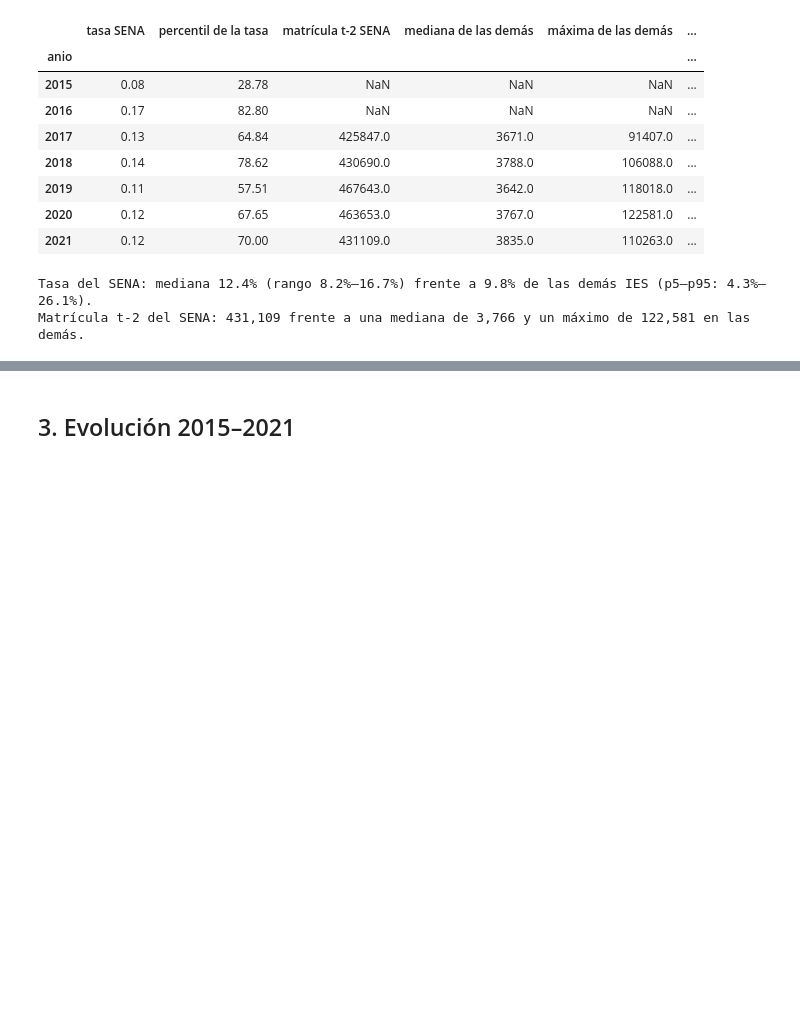
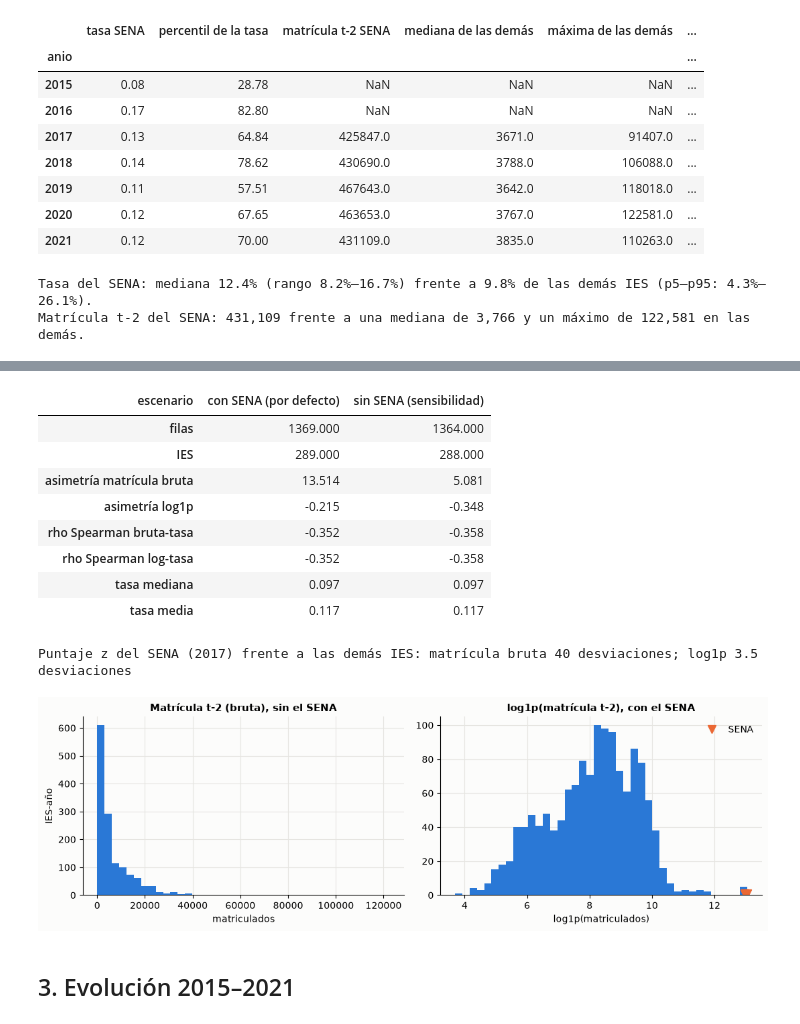
Before and after one commit to miguelmendez04/ProyectoAprendizajeAutomatico, a Jupyter notebook: notebooks/01_eda.ipynb, the cells around one changed output, grey strips where cells are left out. Cells and saved outputs as stored; diff of their text form; code cells hidden in the pictures; blank space fills up the shorter version.

Commit message:
feat: log_matriculados_ies_t2 como explicativa, SENA se mantiene y sensibilidad sin SENA

```diff
--- a/notebooks/01_eda.ipynb
+++ b/notebooks/01_eda.ipynb
@@ -365,3 +370,44 @@ Matrícula t-2 del SENA: 431,109 frente a una mediana de 3,766 y un máximo de 1
+# %%
+con_mat = df.dropna(subset=["matriculados_ies_t2"])
+sin_sena = con_mat[~con_mat["es_sena"]]
+def z(serie, valor):
+    return (valor - serie.mean()) / serie.std()
+
+fila = lambda nombre, d: {"escenario": nombre, "filas": len(d), "IES": d["cod_ies"].nunique(),
+                          "asimetría matrícula bruta": stats.skew(d["matriculados_ies_t2"]),
+                          "asimetría log1p": stats.skew(d["log_matriculados_ies_t2"]),
+                          "rho Spearman bruta-tasa": d["matriculados_ies_t2"].corr(d["tasa_desercion"], method="spearman"),
+                          "rho Spearman log-tasa": d["log_matriculados_ies_t2"].corr(d["tasa_desercion"], method="spearman"),
+                          "tasa mediana": d["tasa_desercion"].median(), "tasa media": d["tasa_desercion"].mean()}
+sens = pd.DataFrame([fila("con SENA (por defecto)", con_mat), fila("sin SENA (sensibilidad)", sin_sena)]).set_index("escenario")
+display(sens.round(3).T)
+
+fila_sena = con_mat[con_mat["es_sena"]].iloc[0]
+print(f"Puntaje z del SENA ({int(fila_sena['anio'])}) frente a las demás IES: matrícula bruta {z(sin_sena['matriculados_ies_t2'], fila_sena['matriculados_ies_t2']):.0f} desviaciones; "
+      f"log1p {z(sin_sena['log_matriculados_ies_t2'], fila_sena['log_matriculados_ies_t2']):.1f} desviaciones")
+
+fig, ejes = plt.subplots(1, 2, figsize=(11, 3.6))
+ejes[0].hist(sin_sena["matriculados_ies_t2"], bins=40, color=AZUL)
+ejes[0].set(title="Matrícula t-2 (bruta), sin el SENA", xlabel="matriculados", ylabel="IES-año")
+ejes[1].hist(con_mat["log_matriculados_ies_t2"], bins=40, color=AZUL)
+sena_log = con_mat.loc[con_mat["es_sena"], "log_matriculados_ies_t2"]
+ejes[1].plot(sena_log, [1] * len(sena_log), "v", color=NARANJA, markersize=9, label="SENA")
+ejes[1].set(title="log1p(matrícula t-2), con el SENA", xlabel="log1p(matriculados)")
+ejes[1].legend(frameon=False)
+plt.tight_layout()
+plt.show()
+# %% [output]
+| escenario | con SENA (por defecto) | sin SENA (sensibilidad) |
+| filas | 1369.000 | 1364.000 |
+| IES | 289.000 | 288.000 |
+| asimetría matrícula bruta | 13.514 | 5.081 |
+| asimetría log1p | -0.215 | -0.348 |
+| rho Spearman bruta-tasa | -0.352 | -0.358 |
+| rho Spearman log-tasa | -0.352 | -0.358 |
+| tasa mediana | 0.097 | 0.097 |
+| tasa media | 0.117 | 0.117 |
+Puntaje z del SENA (2017) frente a las demás IES: matrícula bruta 40 desviaciones; log1p 3.5 desviaciones
+[figure, added]
 # %% [markdown]
 ## 3. Evolución 2015–2021
 # %%
```
Also changed, not shown: parts of 7 cells of this notebook, 12 other files.
